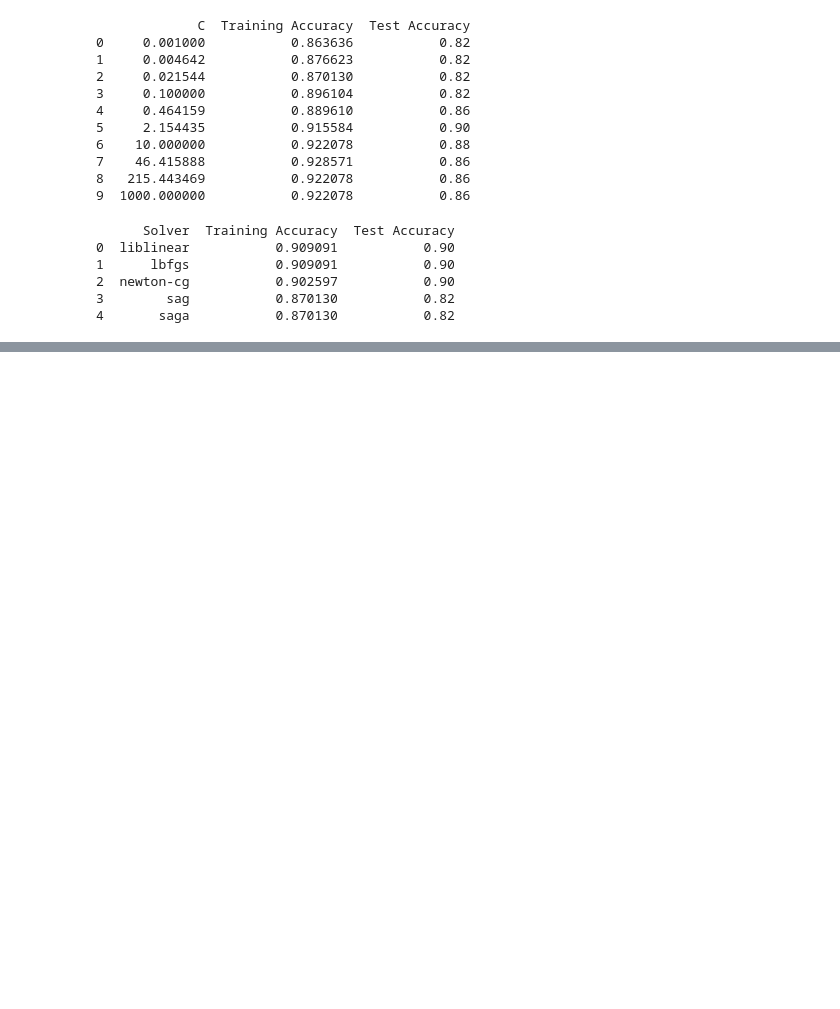
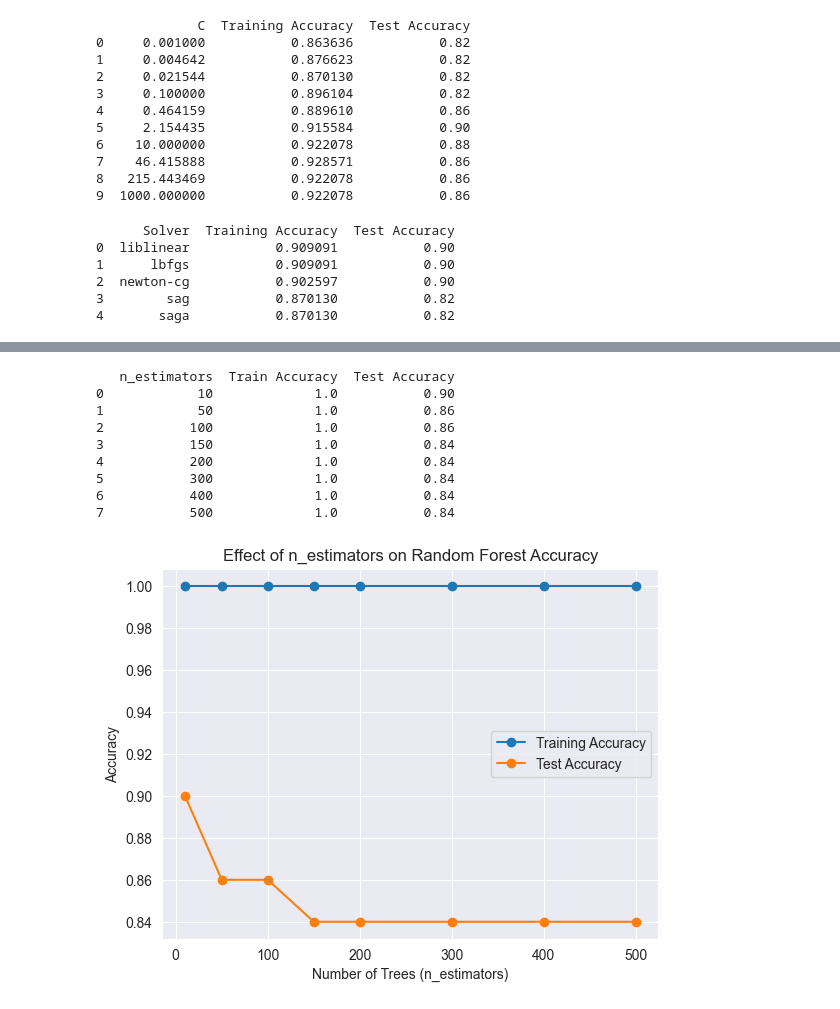
Before and after one commit to OisinMa/Wildfire-Machine-Learning-Approaches, a Jupyter notebook: WildfireAlgorithms.ipynb, the cells around one changed output, grey strips where cells are left out. Drawn from its saved outputs; the diff is of its cells as text; code cells hidden in the pictures; blank space fills up the shorter version.

```diff
--- a/WildfireAlgorithms.ipynb
+++ b/WildfireAlgorithms.ipynb
@@ -247,0 +284,46 @@ Random Forest: tuning hyperparameters n_estimat
+# %%
+#tuning n_estimators
+n_values = [10, 50, 100, 150, 200, 300, 400, 500]
+train_accuracies = []
+test_accuracies = []
+
+for n in n_values:
+    rf = RandomForestClassifier(n_estimators=n, random_state=67)
+    rf.fit(X_training, y_training)
+
+    train_acc = metrics.accuracy_score(y_training, rf.predict(X_training))
+    test_acc = metrics.accuracy_score(y_test, rf.predict(X_test))
+
+    train_accuracies.append(train_acc)
+    test_accuracies.append(test_acc)
+
+
+
+results = pd.DataFrame({
+    'n_estimators': n_values,
+    'Train Accuracy': train_accuracies,
+    'Test Accuracy': test_accuracies
+})
+
+print(results)
+
+##plot results
+plt.plot(n_values, train_accuracies, marker='o', label='Training Accuracy')
+plt.plot(n_values, test_accuracies, marker='o', label='Test Accuracy')
+plt.xlabel('Number of Trees (n_estimators)')
+plt.ylabel('Accuracy')
+plt.title('Effect of n_estimators on Random Forest Accuracy')
+plt.legend()
+plt.grid(True)
+plt.show()
+# %% [output]
+   n_estimators  Train Accuracy  Test Accuracy
+0            10             1.0           0.90
+1            50             1.0           0.86
+2           100             1.0           0.86
+3           150             1.0           0.84
+4           200             1.0           0.84
+5           300             1.0           0.84
+6           400             1.0           0.84
+7           500             1.0           0.84
+[figure, added]
```
Also changed, not shown: parts of 5 cells of this notebook.
